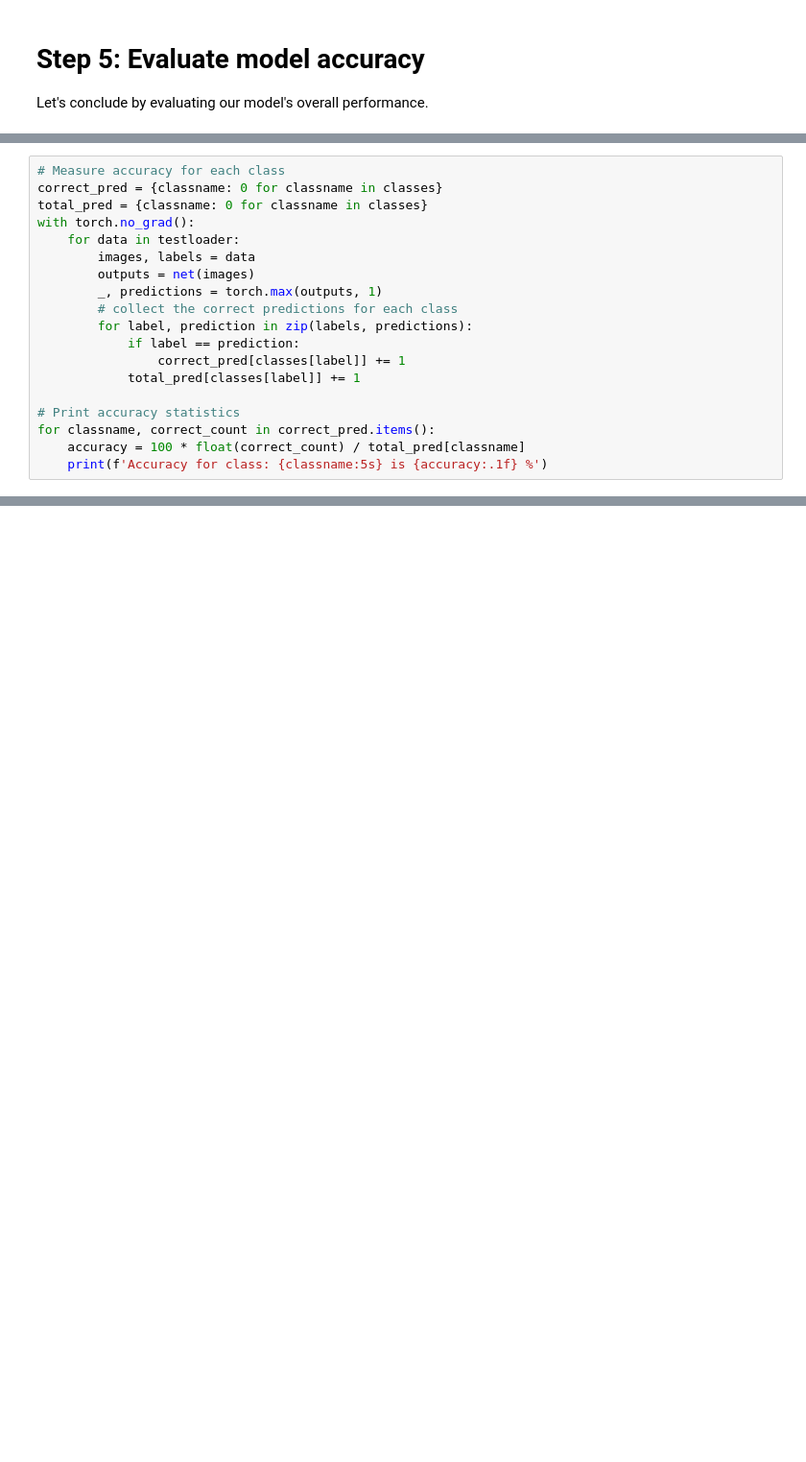
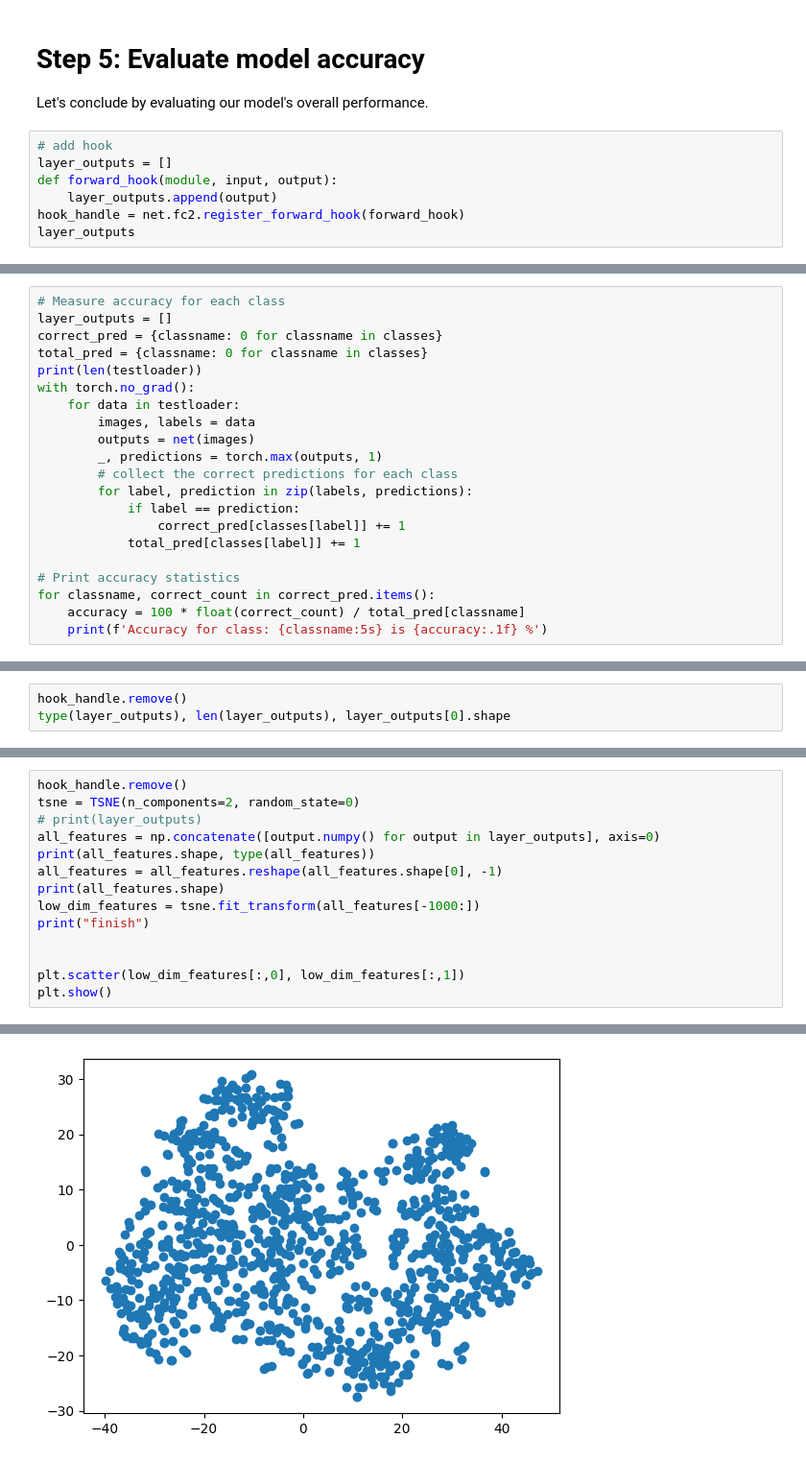
Before and after one commit to Y-aang/CV-image-classifier, a Jupyter notebook: notebooks/image-classifier.ipynb, the cells around one changed output, grey strips where cells are left out. Shown: that part at 96% size. Cells and saved outputs as stored; diff of their text form; blank space fills up the shorter version.

Commit message:
add hook

```diff
--- a/notebooks/image-classifier.ipynb
+++ b/notebooks/image-classifier.ipynb
@@ -163,3 +172,10 @@ plt.show()
 # Step 5: Evaluate model accuracy
 
 Let's conclude by evaluating our model's overall performance.
+# %%
+# add hook
+layer_outputs = []
+def forward_hook(module, input, output):
+    layer_outputs.append(output)
+hook_handle = net.fc2.register_forward_hook(forward_hook)
+layer_outputs
@@ -166,7 +184,9 @@ Let's conclude by evaluating our model's overall performance.
 # %%
 # Measure accuracy for each class
+layer_outputs = []
 correct_pred = {classname: 0 for classname in classes}
 total_pred = {classname: 0 for classname in classes}
+print(len(testloader))
 with torch.no_grad():
     for data in testloader:
         images, labels = data
@@ -199,0 +219,3 @@ tianjia
+# %%
+hook_handle.remove()
+type(layer_outputs), len(layer_outputs), layer_outputs[0].shape
@@ -199,0 +224,15 @@ tianjia
+# %%
+hook_handle.remove()
+tsne = TSNE(n_components=2, random_state=0)
+# print(layer_outputs)
+all_features = np.concatenate([output.numpy() for output in layer_outputs], axis=0)
+print(all_features.shape, type(all_features))
+all_features = all_features.reshape(all_features.shape[0], -1)
+print(all_features.shape)
+low_dim_features = tsne.fit_transform(all_features[-1000:])
+print("finish")
+
+
+plt.scatter(low_dim_features[:,0], low_dim_features[:,1])
+plt.show()
+# %% [output]
@@ -199,0 +242 @@ tianjia
+[figure, added]
```
Also changed, not shown: parts of 11 cells of this notebook.
